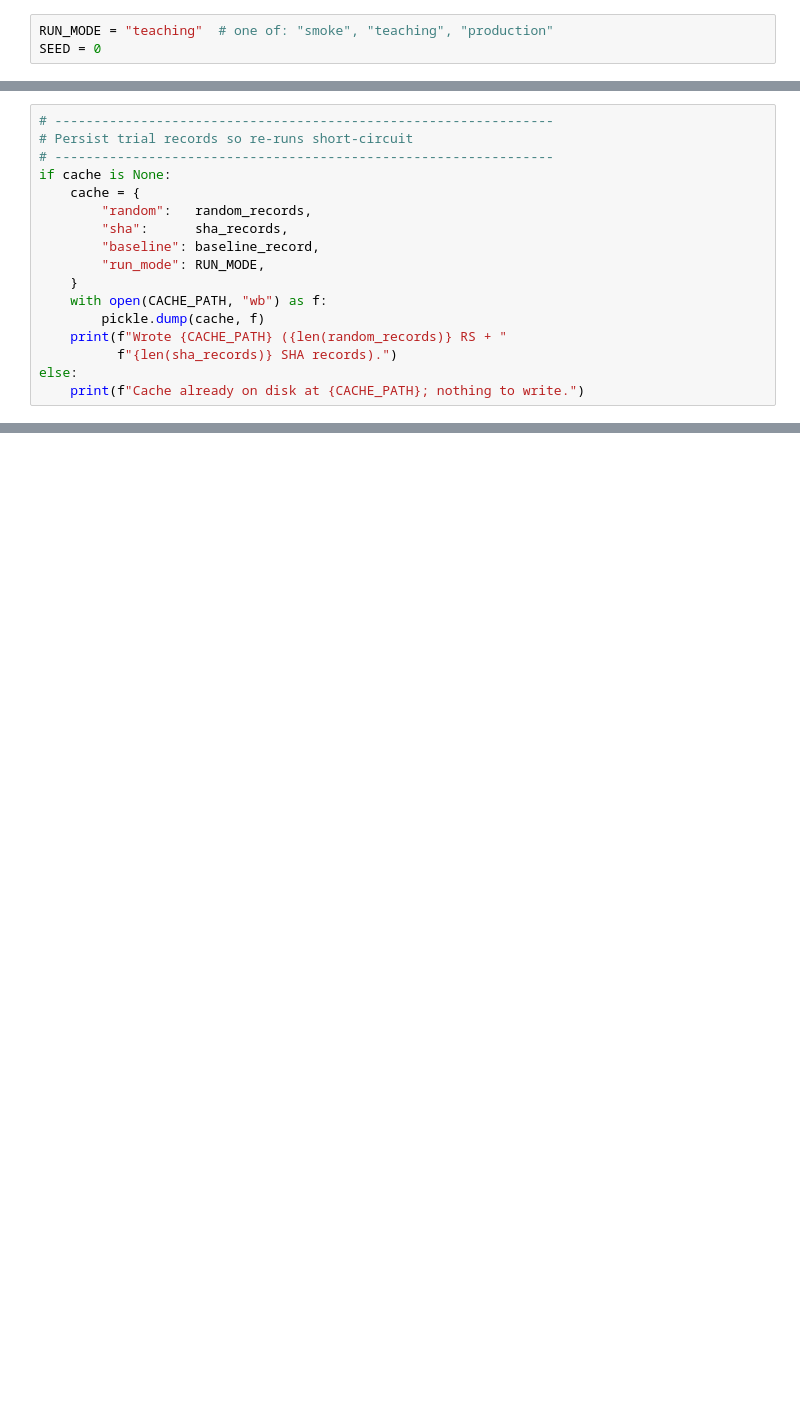
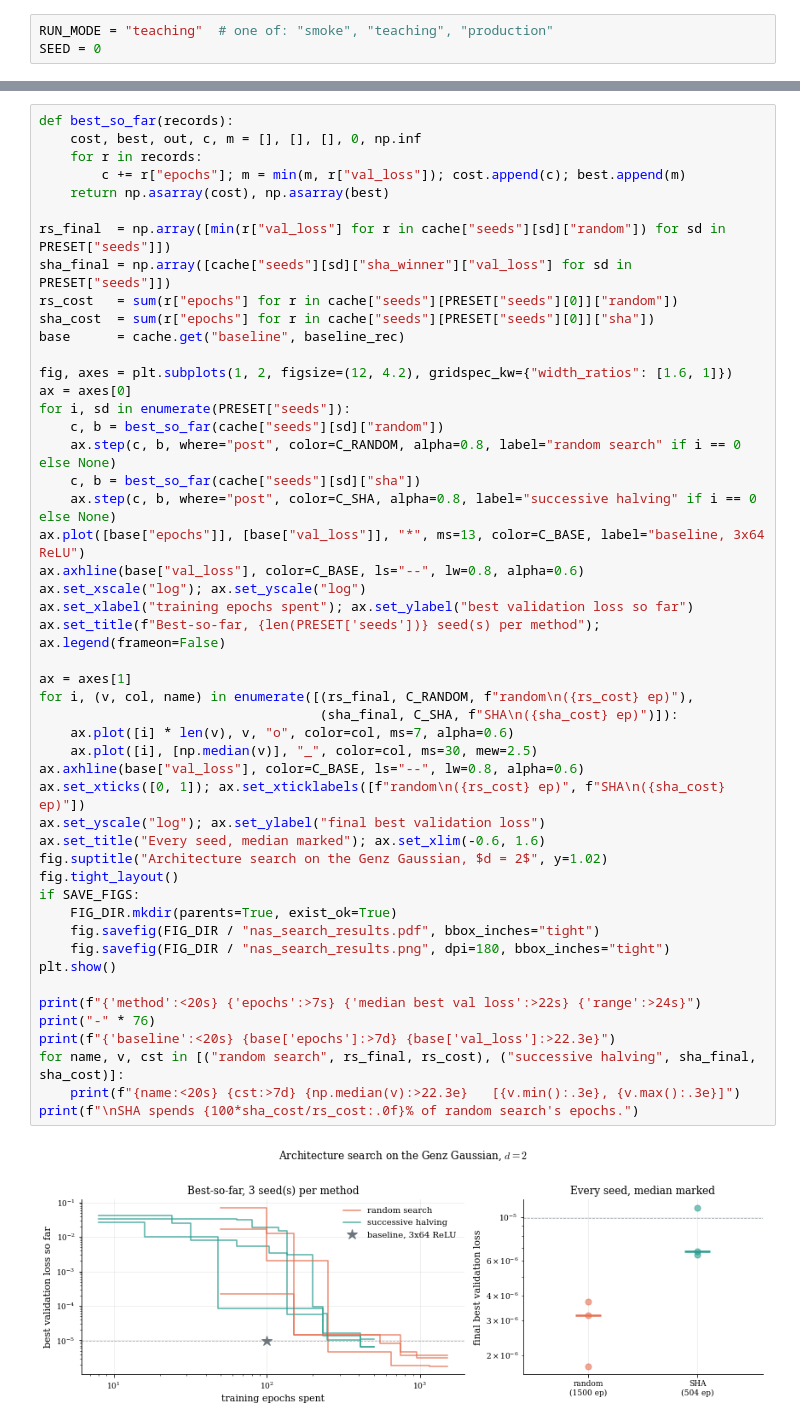
Before and after one commit to sischei/deep_learning_padova_0926, a Jupyter notebook: day1/code/03_nas_loss_balancing/03_02_NAS_RandomSearch_Hyperband.ipynb, the cells around one changed output, grey strips where cells are left out. Saved outputs shown, nothing was run; the diff lists cells and outputs as text; blank space fills up the shorter version.

Commit message:
Session 3: decks follow the measured results; NAS and loss-balancing notebooks rebuilt with a DEQN section each; Day 2 schedule in blocks

```diff
--- a/day1/code/03_nas_loss_balancing/03_02_NAS_RandomSearch_Hyperband.ipynb
+++ b/day1/code/03_nas_loss_balancing/03_02_NAS_RandomSearch_Hyperband.ipynb
@@ -472,17 +10,0 @@ Best SHA config : {'layers': 5, 'units': [224, 32, 64, 160, 224], 'activation':
-# %%
-# ----------------------------------------------------------------
-# Persist trial records so re-runs short-circuit
-# ----------------------------------------------------------------
-if cache is None:
-    cache = {
-        "random":   random_records,
-        "sha":      sha_records,
-        "baseline": baseline_record,
-        "run_mode": RUN_MODE,
-    }
-    with open(CACHE_PATH, "wb") as f:
-        pickle.dump(cache, f)
-    print(f"Wrote {CACHE_PATH} ({len(random_records)} RS + "
-          f"{len(sha_records)} SHA records).")
-else:
-    print(f"Cache already on disk at {CACHE_PATH}; nothing to write.")
@@ -734,0 +366,51 @@ to debug when a search underperforms.
+# %%
+def best_so_far(records):
+    cost, best, out, c, m = [], [], [], 0, np.inf
+    for r in records:
+        c += r["epochs"]; m = min(m, r["val_loss"]); cost.append(c); best.append(m)
+    return np.asarray(cost), np.asarray(best)
+
+rs_final  = np.array([min(r["val_loss"] for r in cache["seeds"][sd]["random"]) for sd in PRESET["seeds"]])
+sha_final = np.array([cache["seeds"][sd]["sha_winner"]["val_loss"] for sd in PRESET["seeds"]])
+rs_cost   = sum(r["epochs"] for r in cache["seeds"][PRESET["seeds"][0]]["random"])
+sha_cost  = sum(r["epochs"] for r in cache["seeds"][PRESET["seeds"][0]]["sha"])
+base      = cache.get("baseline", baseline_rec)
+
+fig, axes = plt.subplots(1, 2, figsize=(12, 4.2), gridspec_kw={"width_ratios": [1.6, 1]})
+ax = axes[0]
+for i, sd in enumerate(PRESET["seeds"]):
+    c, b = best_so_far(cache["seeds"][sd]["random"])
+    ax.step(c, b, where="post", color=C_RANDOM, alpha=0.8, label="random search" if i == 0 else None)
+    c, b = best_so_far(cache["seeds"][sd]["sha"])
+    ax.step(c, b, where="post", color=C_SHA, alpha=0.8, label="successive halving" if i == 0 else None)
+ax.plot([base["epochs"]], [base["val_loss"]], "*", ms=13, color=C_BASE, label="baseline, 3x64 ReLU")
+ax.axhline(base["val_loss"], color=C_BASE, ls="--", lw=0.8, alpha=0.6)
+ax.set_xscale("log"); ax.set_yscale("log")
+ax.set_xlabel("training epochs spent"); ax.set_ylabel("best validation loss so far")
+ax.set_title(f"Best-so-far, {len(PRESET['seeds'])} seed(s) per method"); ax.legend(frameon=False)
+
+ax = axes[1]
+for i, (v, col, name) in enumerate([(rs_final, C_RANDOM, f"random\n({rs_cost} ep)"),
+                                    (sha_final, C_SHA, f"SHA\n({sha_cost} ep)")]):
+    ax.plot([i] * len(v), v, "o", color=col, ms=7, alpha=0.6)
+    ax.plot([i], [np.median(v)], "_", color=col, ms=30, mew=2.5)
+ax.axhline(base["val_loss"], color=C_BASE, ls="--", lw=0.8, alpha=0.6)
+ax.set_xticks([0, 1]); ax.set_xticklabels([f"random\n({rs_cost} ep)", f"SHA\n({sha_cost} ep)"])
+ax.set_yscale("log"); ax.set_ylabel("final best validation loss")
+ax.set_title("Every seed, median marked"); ax.set_xlim(-0.6, 1.6)
+fig.suptitle("Architecture search on the Genz Gaussian, $d = 2$", y=1.02)
+fig.tight_layout()
+if SAVE_FIGS:
+    FIG_DIR.mkdir(parents=True, exist_ok=True)
+    fig.savefig(FIG_DIR / "nas_search_results.pdf", bbox_inches="tight")
+    fig.savefig(FIG_DIR / "nas_search_results.png", dpi=180, bbox_inches="tight")
+plt.show()
+
+print(f"{'method':<20s} {'epochs':>7s} {'median best val loss':>22s} {'range':>24s}")
+print("-" * 76)
+print(f"{'baseline':<20s} {base['epochs']:>7d} {base['val_loss']:>22.3e}")
+for name, v, cst in [("random search", rs_final, rs_cost), ("successive halving", sha_final, sha_cost)]:
+    print(f"{name:<20s} {cst:>7d} {np.median(v):>22.3e}   [{v.min():.3e}, {v.max():.3e}]")
+print(f"\nSHA spends {100*sha_cost/rs_cost:.0f}% of random search's epochs.")
+# %% [output]
+[figure, added]
```
Also changed, not shown: parts of 40 cells of this notebook, 43 other files.
